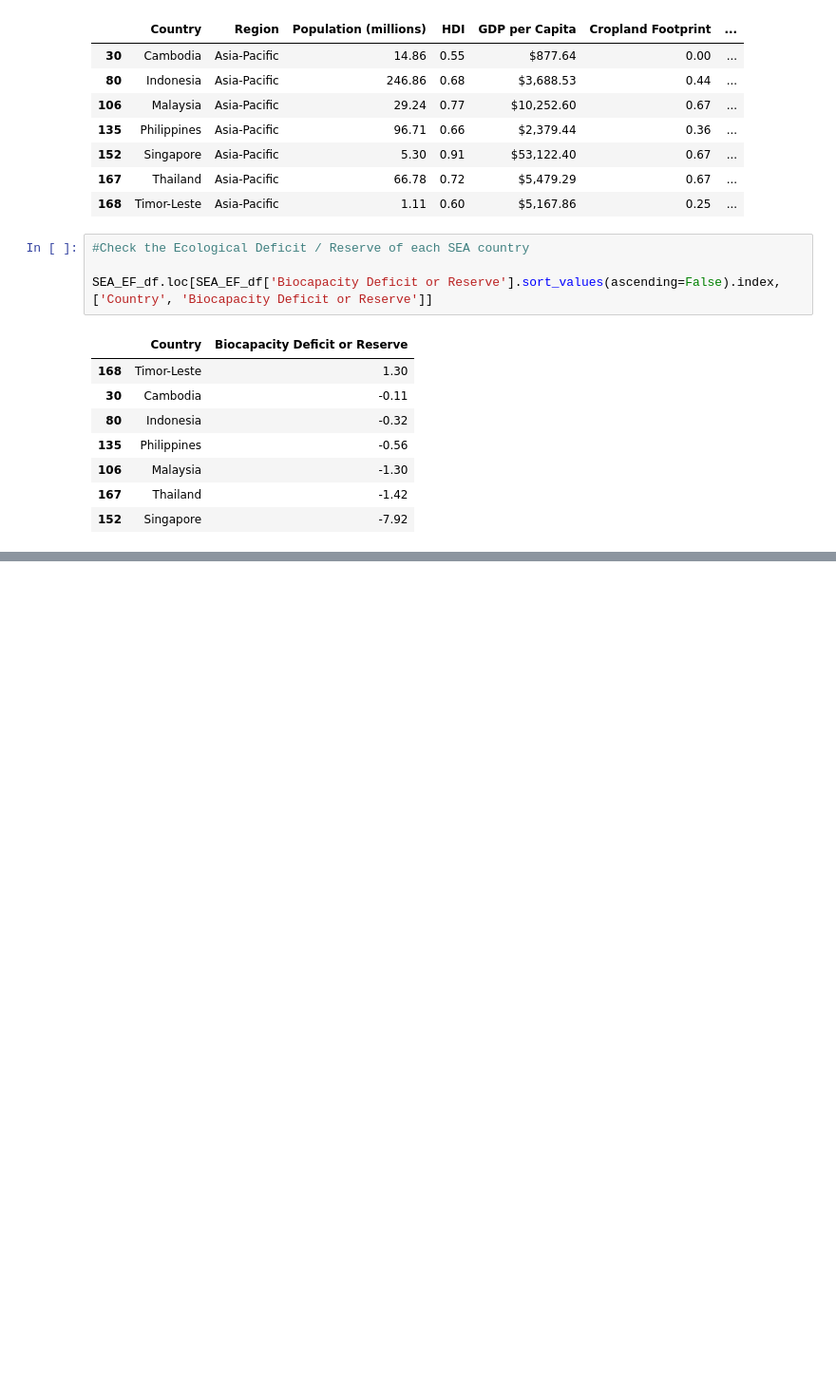
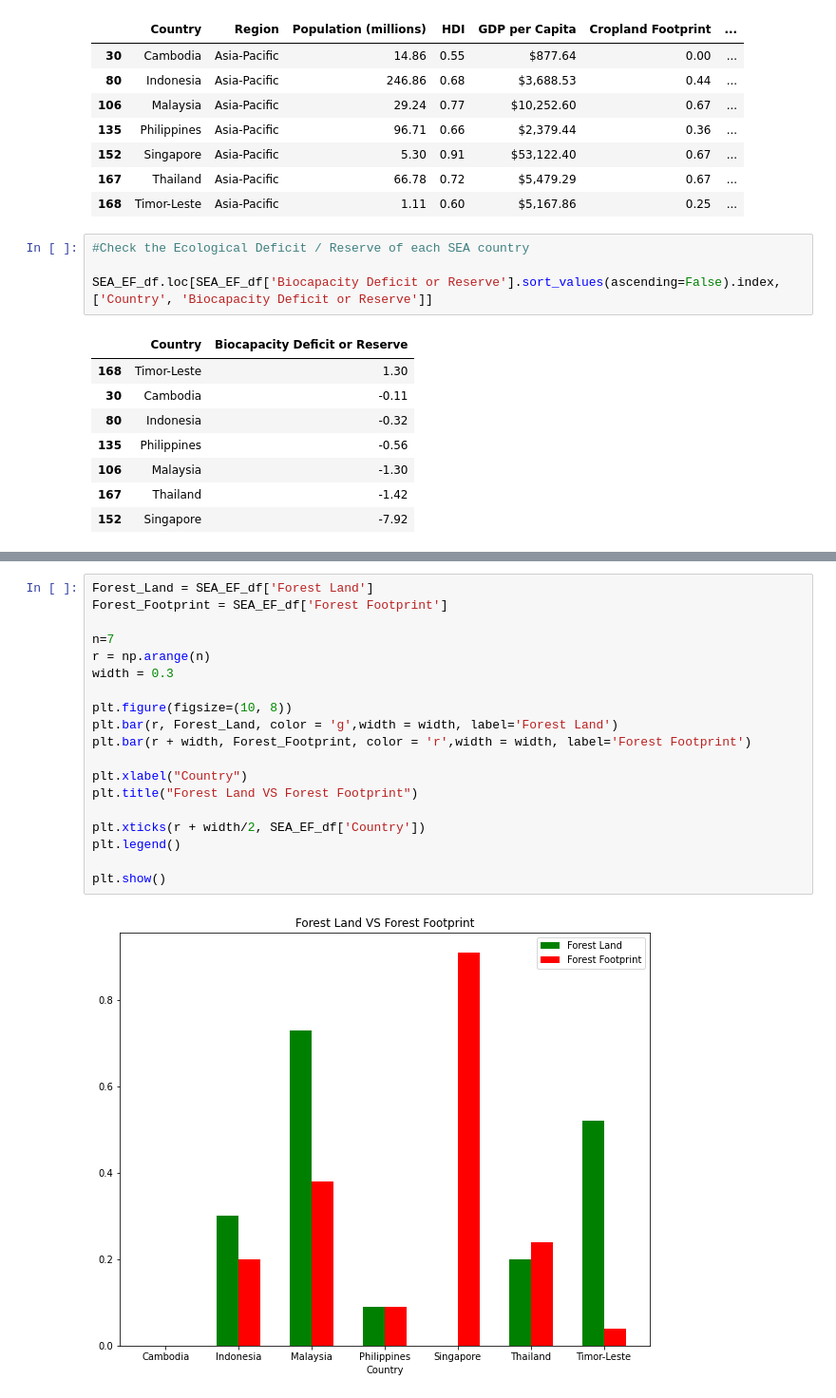
Before and after one commit to erickajanecm/Ecological-Footprint-EDA, a Jupyter notebook: EcologicalFootprint.ipynb, the cells around one changed output, grey strips where cells are left out. Shown at 95% size. Drawn from its saved outputs; the diff is of its cells as text; blank space fills up the shorter version.

```diff
--- a/EcologicalFootprint.ipynb
+++ b/EcologicalFootprint.ipynb
@@ -198,0 +274,21 @@ SEA_EF_df.loc[SEA_EF_df['Biocapacity Deficit or Reserve'].sort_values(ascending=
+# %%
+Forest_Land = SEA_EF_df['Forest Land']
+Forest_Footprint = SEA_EF_df['Forest Footprint']
+
+n=7
+r = np.arange(n)
+width = 0.3
+
+plt.figure(figsize=(10, 8))
+plt.bar(r, Forest_Land, color = 'g',width = width, label='Forest Land')
+plt.bar(r + width, Forest_Footprint, color = 'r',width = width, label='Forest Footprint')
+
+plt.xlabel("Country")
+plt.title("Forest Land VS Forest Footprint")
+
+plt.xticks(r + width/2, SEA_EF_df['Country'])
+plt.legend()
+
+plt.show()
+# %% [output]
+[figure, added]
```
Also changed, not shown: parts of 5 cells of this notebook.
